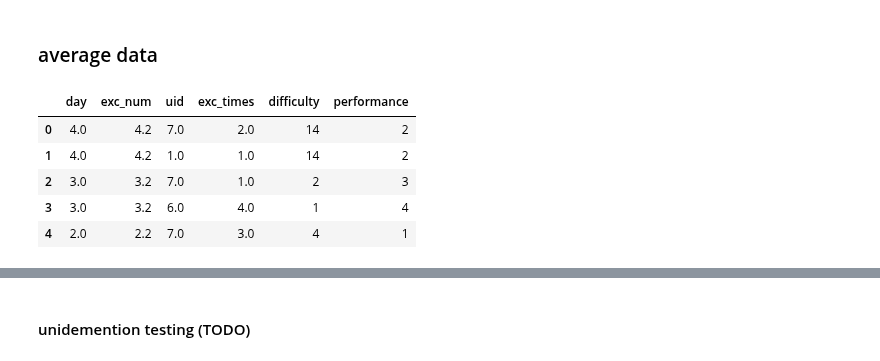
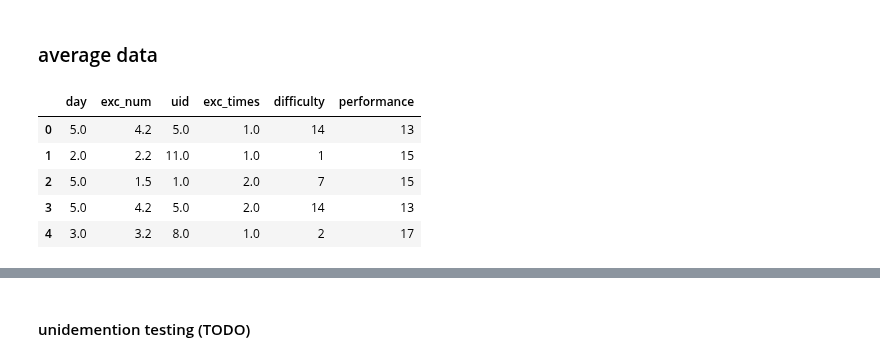
Before and after one commit to wangziling100/Heika, a Jupyter notebook: script/unidemention_test_2_2.ipynb, the cells around one changed output, grey strips where cells are left out. Saved outputs shown, nothing was run; the diff lists cells and outputs as text; code cells hidden in the pictures.

```diff
--- a/script/unidemention_test_2_2.ipynb
+++ b/script/unidemention_test_2_2.ipynb
@@ -135,33 +181,36 @@ all_data.head()
 # %%
 # target_col = 'front'
 invert = False
+imbalanced_data = False
+n_level = 19
 
-item, parameters = ability_level_mapper(all_data, col=target_col, invert=invert)
+item, parameters = ability_level_mapper(all_data, col=target_col, invert=invert, n_level=n_level,
+                                        imbalanced_data=imbalanced_data)
 if merge_min:
     item = merge_minority(item)
 
 item = item[['day', 'exc_num', 'uid', 'exc_times', 'difficulty','performance']]
 # item = item[['day', 'exc_num', 'uid', 'exc_times', 'difficulty','performance']]. \
 #     groupby(by=['day', 'exc_num', 'uid', 'exc_times', 'difficulty']).mean()
 
 # print(item['performance'].describe())
 # uid_avg_score_per_item = item.reset_index()[['day', 'exc_num', 'uid', 'performance']].
 #     groupby(by=['day', 'exc_num', 'uid']).mean()
 # uid_avg_score_per_item = uid_avg_score_per_item.reset_index()
 # uid_avg_score_per_item.describe()
 with open('../data/parameter/ability_mapper.p', 'wb') as f:
     pickle.dump(parameters, f)
 with open('../data/parameter/ability_mapper2.p', 'wb') as f:
     pickle.dump(parameters, f, protocol=2)
 
 item.head()
 # %% [output]
 |  | day | exc_num | uid | exc_times | difficulty | performance |
-| 0 | 4.0 | 4.2 | 7.0 | 2.0 | 14 | 2 |
-| 1 | 4.0 | 4.2 | 1.0 | 1.0 | 14 | 2 |
-| 2 | 3.0 | 3.2 | 7.0 | 1.0 | 2 | 3 |
-| 3 | 3.0 | 3.2 | 6.0 | 4.0 | 1 | 4 |
-| 4 | 2.0 | 2.2 | 7.0 | 3.0 | 4 | 1 |
+| 0 | 5.0 | 4.2 | 5.0 | 1.0 | 14 | 13 |
+| 1 | 2.0 | 2.2 | 11.0 | 1.0 | 1 | 15 |
+| 2 | 5.0 | 1.5 | 1.0 | 2.0 | 7 | 15 |
+| 3 | 5.0 | 4.2 | 5.0 | 2.0 | 14 | 13 |
+| 4 | 3.0 | 3.2 | 8.0 | 1.0 | 2 | 17 |
 # %%
 item.describe()
 # %% [output]
```
Also changed, not shown: parts of 6 cells of this notebook, 2 other files.
